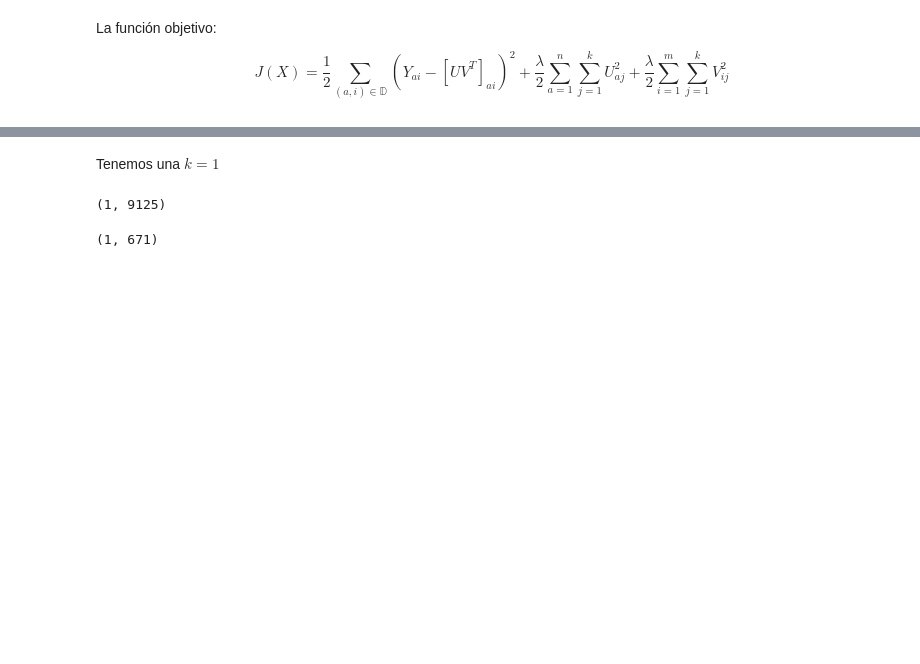
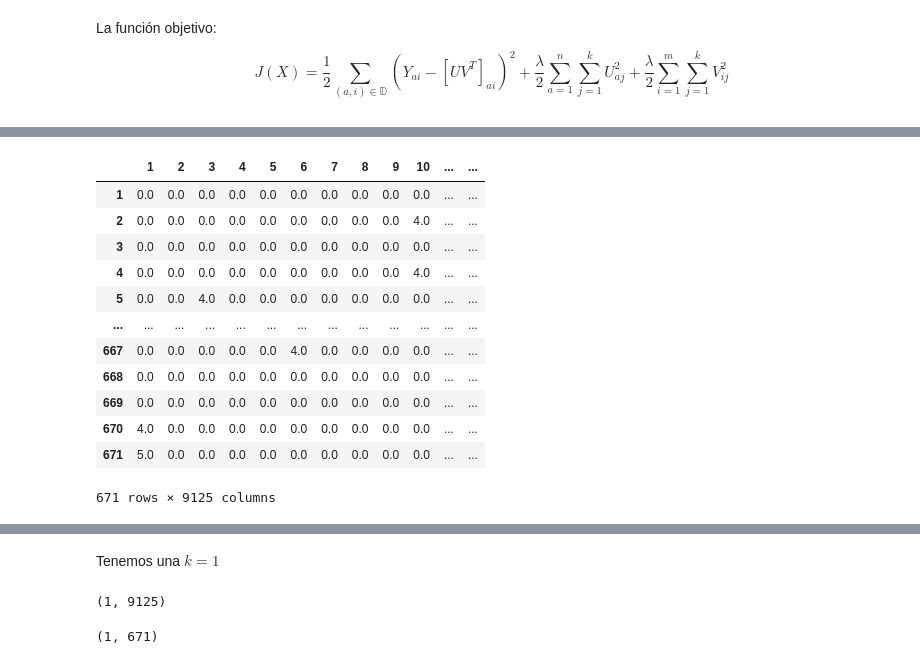
Before and after one commit to ElenaVillano/sistemas_recomendacion, a Jupyter notebook: Proyecto_Final_Equipo_7.ipynb, the cells around one changed output, grey strips where cells are left out. Saved outputs shown, nothing was run; the diff lists cells and outputs as text; code cells hidden in the pictures; blank space fills up the shorter version.

```diff
--- a/Proyecto_Final_Equipo_7.ipynb
+++ b/Proyecto_Final_Equipo_7.ipynb
@@ -344,3 +361,38 @@ users, movies = y_ia.shape
 La función objetivo:
 
 $$J(X) = \frac{1}{2} \displaystyle\sum_{(a,i)\in\mathbb{D}} \left(Y_{ai}-\left [ UV^T \right ]_{ai} \right)^2 + \frac{\lambda}{2} \displaystyle\sum_{a=1}^n \displaystyle\sum_{j=1}^k U_{aj}^2 + \frac{\lambda}{2} \displaystyle\sum_{i=1}^m \displaystyle\sum_{j=1}^k V_{ij}^2$$
+# %%
+def load_data():
+    """
+    Carga datos
+    Regresa dataframe de Usuarios, Películas y raitings
+    """
+
+    # Carga de datos
+    links_small = pd.read_csv('links_small.csv')
+    ratings_small = pd.read_csv('ratings_small.csv')
+
+    # Películas en catálogo que no han calificado los usuarios
+    df_mov_u = pd.DataFrame(ratings_small['movieId'])
+    df_mov = pd.DataFrame(links_small['movieId'])
+
+    common = df_mov.merge(df_mov_u, on=["movieId"])
+    result = df_mov[~df_mov.movieId.isin(common.movieId)]
+
+    # Construyendo la matriz Y_ai
+    y_ia = links_small.set_index('movieId').join(ratings_small.set_index('movieId'))
+    y_ia = y_ia.reset_index()
+    #y_ia.pivot(index="userId", columns="movieId", values="rating")
+    y_ia = pd.DataFrame(y_ia.pivot(index='userId', columns='movieId', values='rating'))
+    y_ia = pd.DataFrame(y_ia.to_records())
+    # Eliminando usuario Nan
+    y_ia = y_ia[pd.notnull(y_ia['userId'])]
+    # Borrando columna 1 con user_id
+    y_ia = y_ia.drop(['userId'], axis=1)
+    # Cambiando Nan por zeros
+    #y_ia[np.isnan(y_ia)] = 0
+
+    return y_ia
+# %%
+Y = load_data()
+Y
@@ -346,0 +413,19 @@ $$J(X) = \frac{1}{2} \displaystyle\sum_{(a,i)\in\mathbb{D}} \left(Y_{ai}-\left [
+# %%
+# Cambiando Nan por zeros
+Y_0 = Y.copy()
+Y_0[np.isnan(Y_0)] = 0
+Y_0
+# %% [output]
+|  | 1 | 2 | 3 | 4 | 5 | 6 | 7 | 8 | 9 | 10 | ... | ... |
+| 1 | 0.0 | 0.0 | 0.0 | 0.0 | 0.0 | 0.0 | 0.0 | 0.0 | 0.0 | 0.0 | ... | ... |
+| 2 | 0.0 | 0.0 | 0.0 | 0.0 | 0.0 | 0.0 | 0.0 | 0.0 | 0.0 | 4.0 | ... | ... |
+| 3 | 0.0 | 0.0 | 0.0 | 0.0 | 0.0 | 0.0 | 0.0 | 0.0 | 0.0 | 0.0 | ... | ... |
+| 4 | 0.0 | 0.0 | 0.0 | 0.0 | 0.0 | 0.0 | 0.0 | 0.0 | 0.0 | 4.0 | ... | ... |
+| 5 | 0.0 | 0.0 | 4.0 | 0.0 | 0.0 | 0.0 | 0.0 | 0.0 | 0.0 | 0.0 | ... | ... |
+| ... | ... | ... | ... | ... | ... | ... | ... | ... | ... | ... | ... | ... |
+| 667 | 0.0 | 0.0 | 0.0 | 0.0 | 0.0 | 4.0 | 0.0 | 0.0 | 0.0 | 0.0 | ... | ... |
+| 668 | 0.0 | 0.0 | 0.0 | 0.0 | 0.0 | 0.0 | 0.0 | 0.0 | 0.0 | 0.0 | ... | ... |
+| 669 | 0.0 | 0.0 | 0.0 | 0.0 | 0.0 | 0.0 | 0.0 | 0.0 | 0.0 | 0.0 | ... | ... |
+| 670 | 4.0 | 0.0 | 0.0 | 0.0 | 0.0 | 0.0 | 0.0 | 0.0 | 0.0 | 0.0 | ... | ... |
+| 671 | 5.0 | 0.0 | 0.0 | 0.0 | 0.0 | 0.0 | 0.0 | 0.0 | 0.0 | 0.0 | ... | ... |
+671 rows × 9125 columns
```
Also changed, not shown: parts of 40 cells of this notebook.
